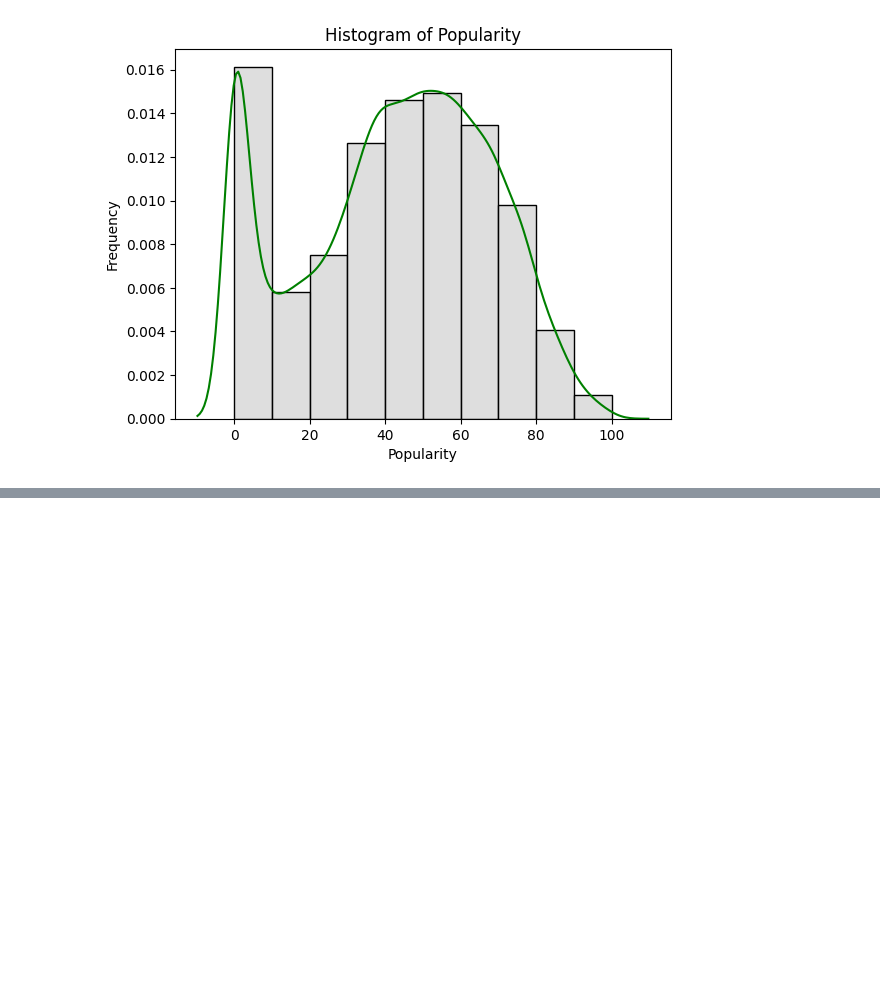
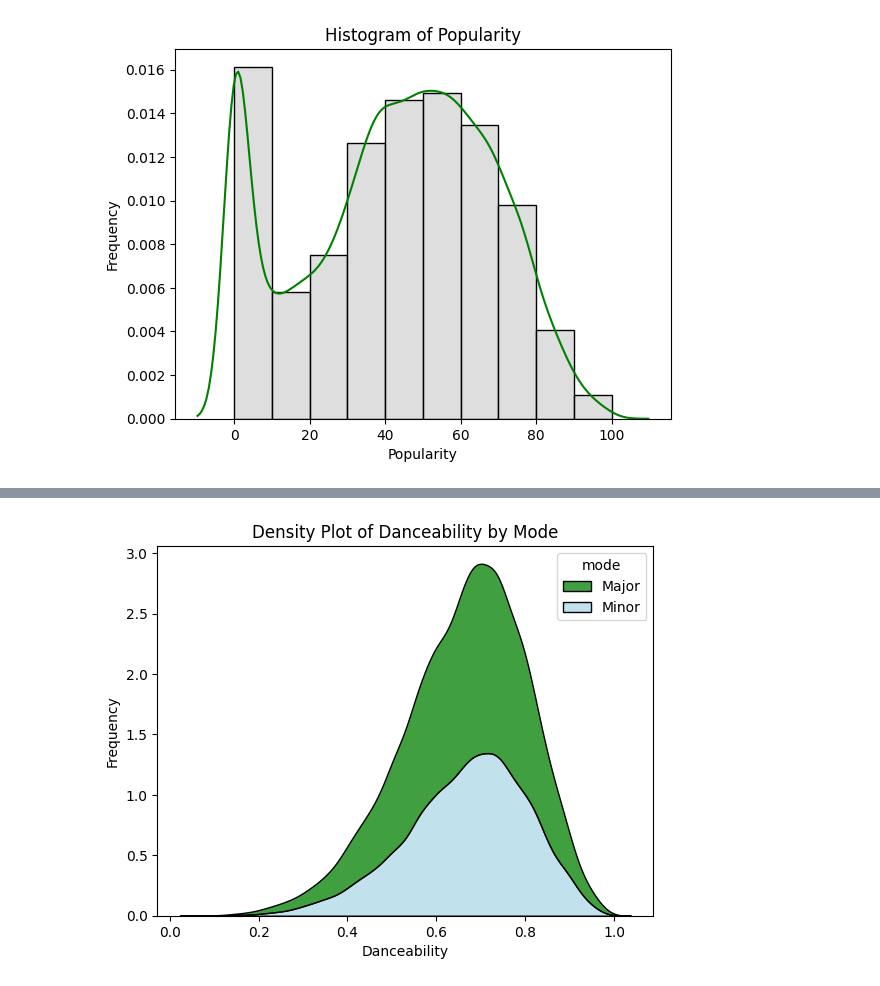
Before and after one commit to maggiecrowner/DS3001-Project, a Jupyter notebook: Project.ipynb, the cells around one changed output, grey strips where cells are left out. Cells and saved outputs as stored; diff of their text form; code cells hidden in the pictures; blank space fills up the shorter version.

```diff
--- a/Project.ipynb
+++ b/Project.ipynb
@@ -98,0 +103,9 @@ plt.show()
+# %%
+sns.set_palette(['green', 'lightblue'])
+sns.kdeplot(df, x='danceability', hue='mode', multiple='stack')
+plt.title('Density Plot of Danceability by Mode')
+plt.xlabel('Danceability')
+plt.ylabel('Frequency')
+plt.show()
+# %% [output]
+[figure, added]
```
Also changed, not shown: parts of 4 cells of this notebook.
